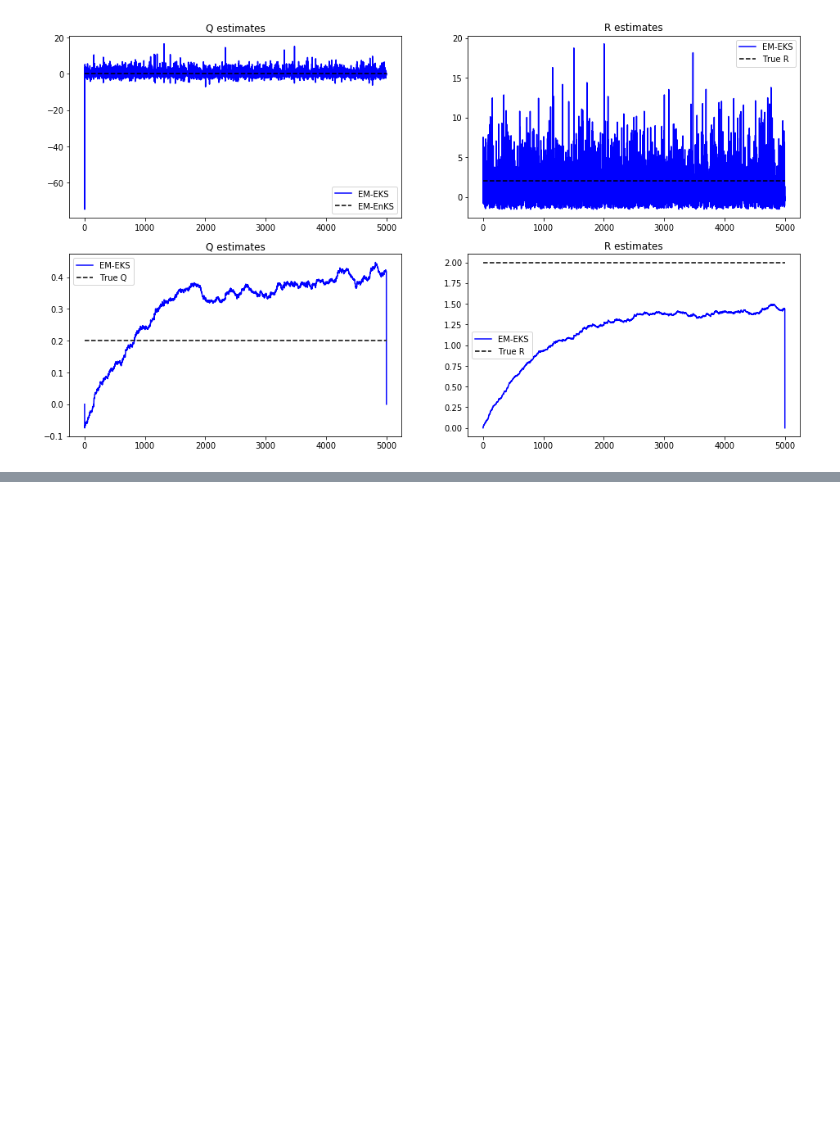
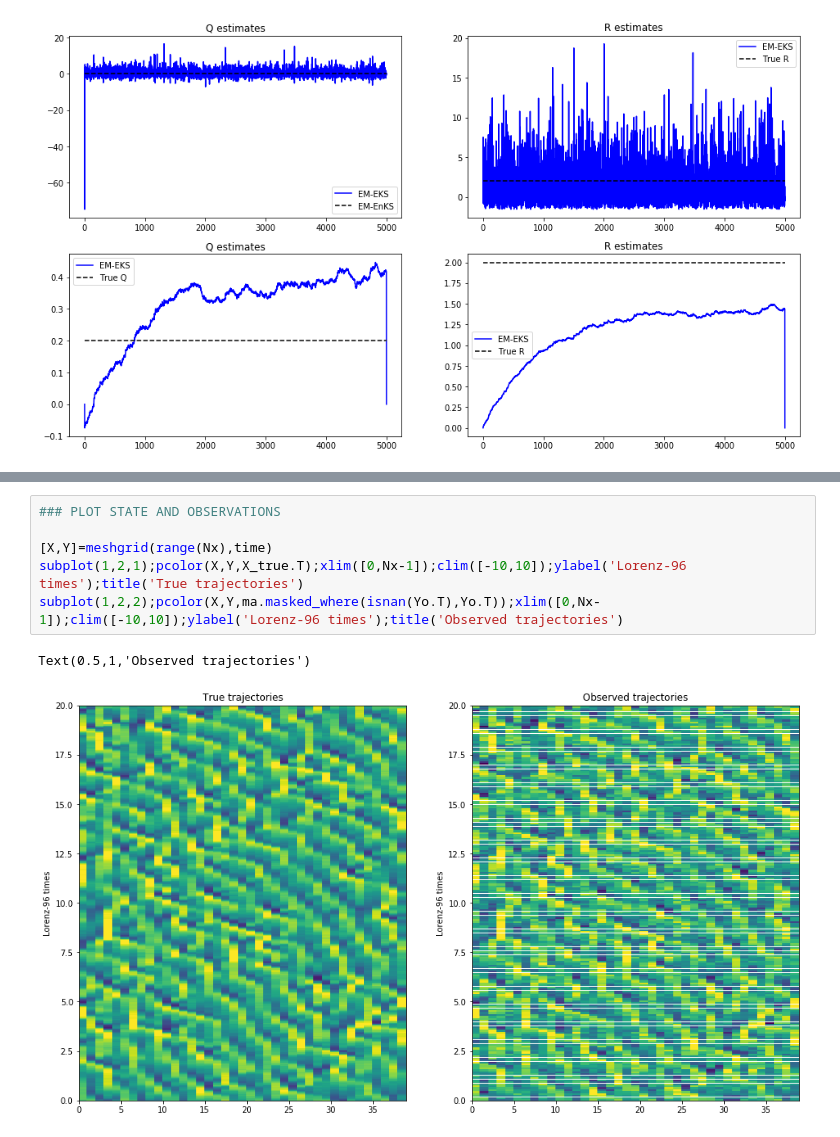
Before and after one commit to MrDajman/ceda-lag-innovation, a Jupyter notebook: ceda_lag_innovation.ipynb, the cells around one changed output, grey strips where cells are left out. Drawn from its saved outputs; the diff is of its cells as text; blank space fills up the shorter version.

Commit message:
begining of Lorenz 93 application (bug)

```diff
--- a/ceda_lag_innovation.ipynb
+++ b/ceda_lag_innovation.ipynb
@@ -306,3 +307,12 @@ Yo = gen_obs(h, X_true, R_true, dt_obs, prng)
 # remove first part of the sequence (time to converge to the attractor)
 X_true = X_true[:,50:T+50+1]
 Yo = Yo[:,50:T+50+1]
+# %%
+### PLOT STATE AND OBSERVATIONS
+
+[X,Y]=meshgrid(range(Nx),time)
+subplot(1,2,1);pcolor(X,Y,X_true.T);xlim([0,Nx-1]);clim([-10,10]);ylabel('Lorenz-96 times');title('True trajectories')
+subplot(1,2,2);pcolor(X,Y,ma.masked_where(isnan(Yo.T),Yo.T));xlim([0,Nx-1]);clim([-10,10]);ylabel('Lorenz-96 times');title('Observed trajectories')
+# %% [output]
+Text(0.5,1,'Observed trajectories')
+[figure, added]
```
Also changed, not shown: parts of 2 cells of this notebook.
